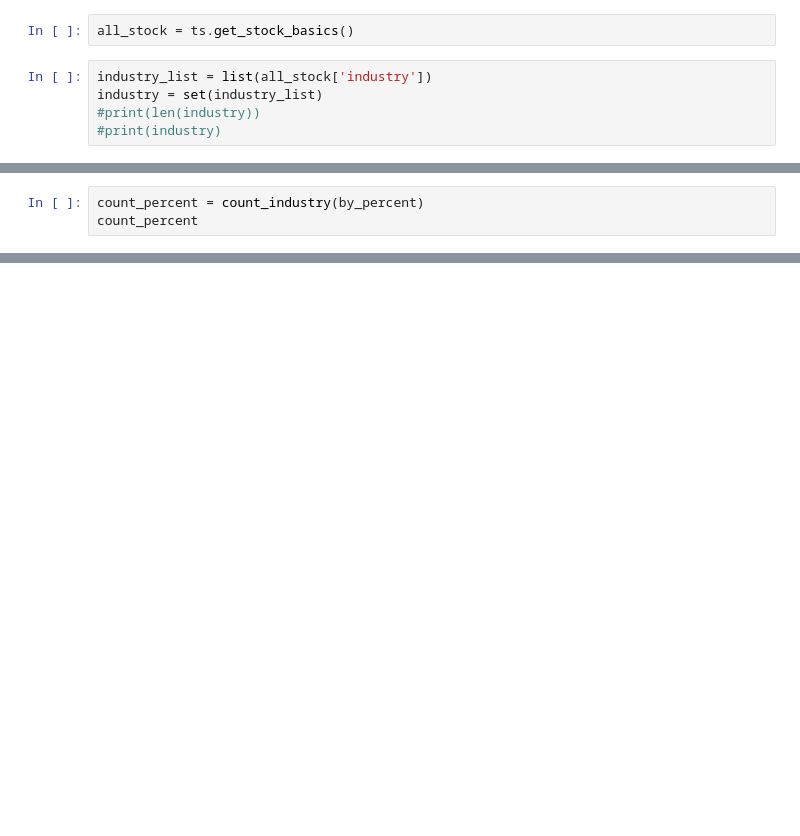
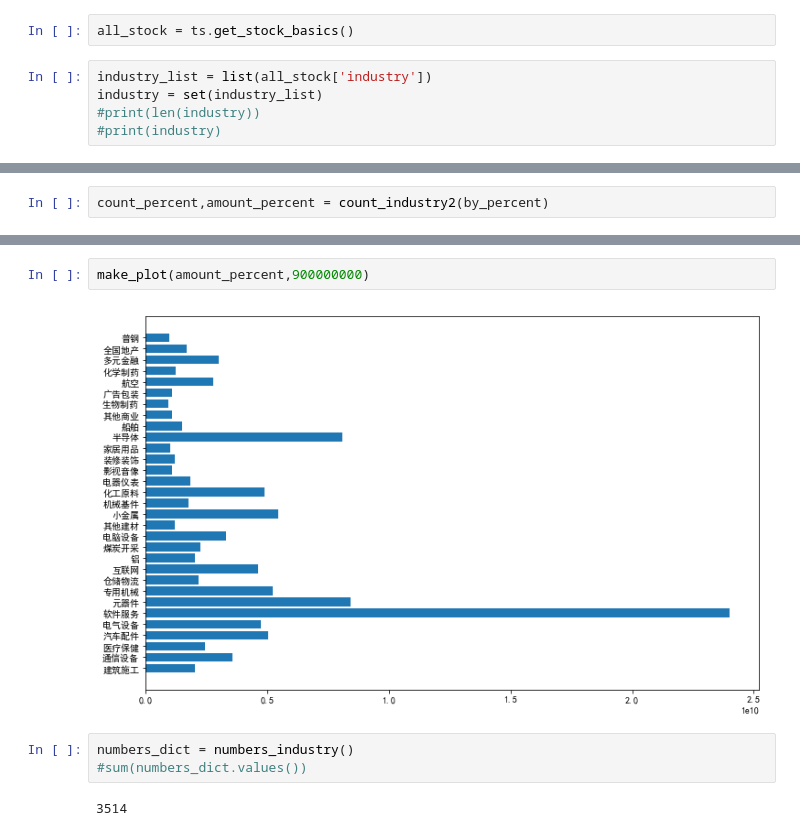
Before and after one commit to keyiyi/tulearn, a Jupyter notebook: bigvol.ipynb, the cells around one changed output, grey strips where cells are left out. Drawn from its saved outputs; the diff is of its cells as text; blank space fills up the shorter version.

```diff
--- a/bigvol.ipynb
+++ b/bigvol.ipynb
@@ -68,3 +95,2 @@ by_percent
 # %%
-count_percent = count_industry(by_percent)
-count_percent
+count_percent,amount_percent = count_industry2(by_percent)
@@ -138,0 +139,9 @@ make_plot(count_percent)
+# %%
+make_plot(amount_percent,900000000)
+# %% [output]
+[figure, added]
+# %%
+numbers_dict = numbers_industry()
+#sum(numbers_dict.values())
+# %% [output]
+3514
```
Also changed, not shown: parts of 20 cells of this notebook.
